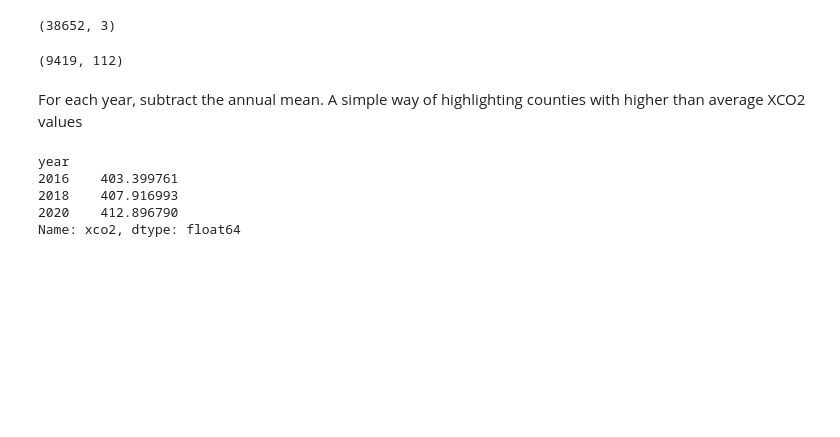
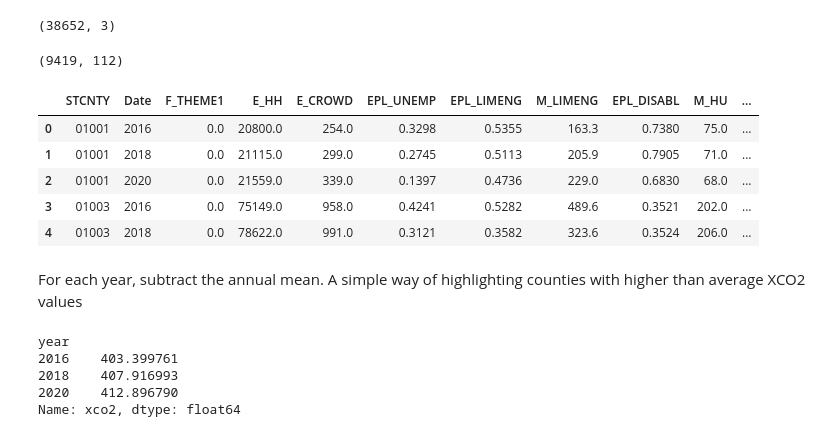
Before and after one commit to DanDryer/co2-socioeconomic-modeling, a Jupyter notebook: data_gather.ipynb, the cells around one changed output. Saved outputs shown, nothing was run; the diff lists cells and outputs as text; code cells hidden in the pictures; blank space fills up the shorter version.

```diff
--- a/data_gather.ipynb
+++ b/data_gather.ipynb
@@ -222,6 +274,15 @@ svi_co2=svi_co2.dropna()
 svi_co2.shape
 # %% [output]
 (9419, 112)
+# %%
+display(svi_co2.head())
+# %% [output]
+|  | STCNTY | Date | F_THEME1 | E_HH | E_CROWD | EPL_UNEMP | EPL_LIMENG | M_LIMENG | EPL_DISABL | M_HU | ... |
+| 0 | 01001 | 2016 | 0.0 | 20800.0 | 254.0 | 0.3298 | 0.5355 | 163.3 | 0.7380 | 75.0 | ... |
+| 1 | 01001 | 2018 | 0.0 | 21115.0 | 299.0 | 0.2745 | 0.5113 | 205.9 | 0.7905 | 71.0 | ... |
+| 2 | 01001 | 2020 | 0.0 | 21559.0 | 339.0 | 0.1397 | 0.4736 | 229.0 | 0.6830 | 68.0 | ... |
+| 3 | 01003 | 2016 | 0.0 | 75149.0 | 958.0 | 0.4241 | 0.5282 | 489.6 | 0.3521 | 202.0 | ... |
+| 4 | 01003 | 2018 | 0.0 | 78622.0 | 991.0 | 0.3121 | 0.3582 | 323.6 | 0.3524 | 206.0 | ... |
 # %% [markdown]
 For each year, subtract the annual mean. A simple way of highlighting counties with higher than average XCO2 values
 # %%
```
Also changed, not shown: parts of 12 cells of this notebook.
